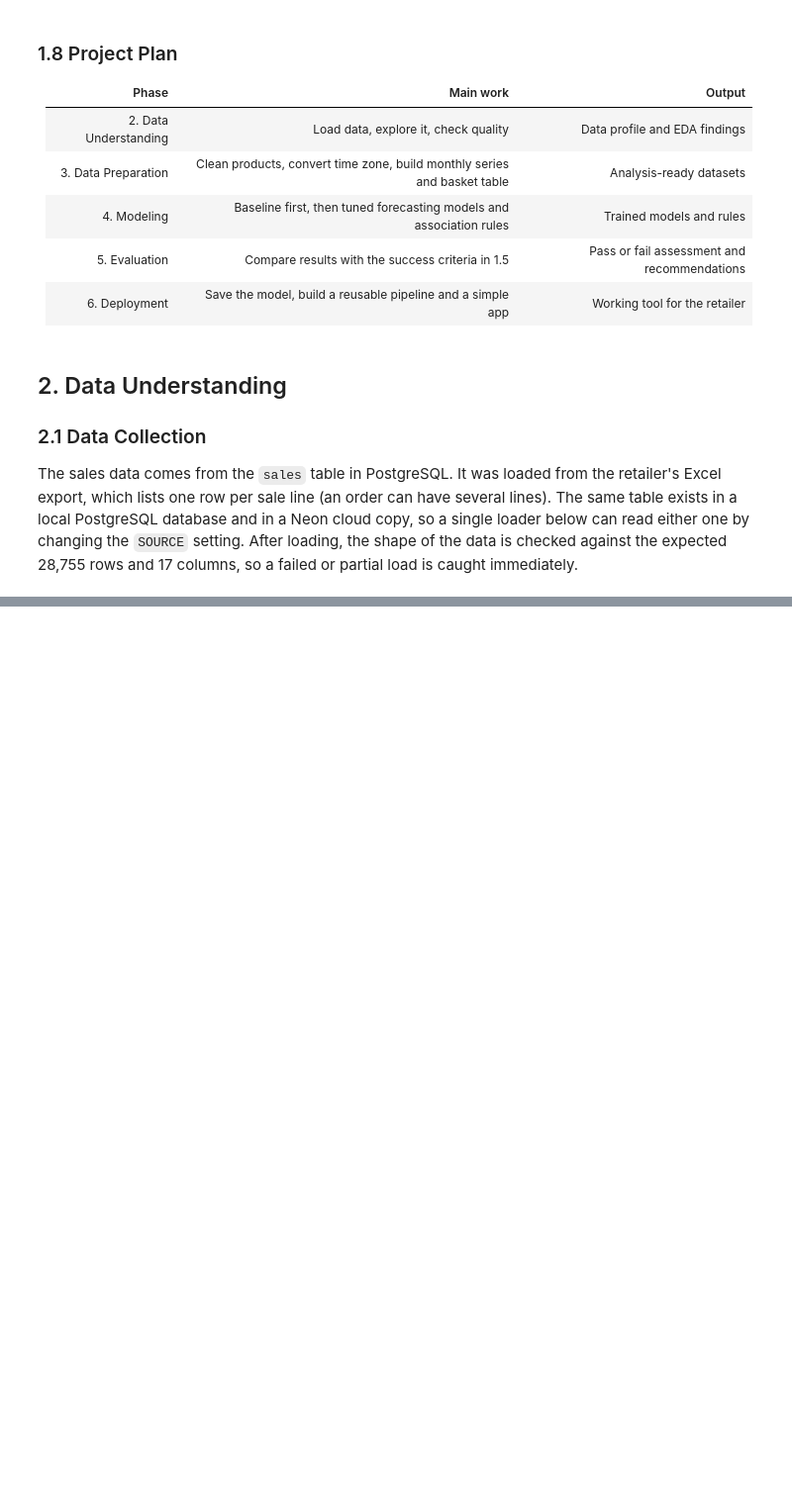
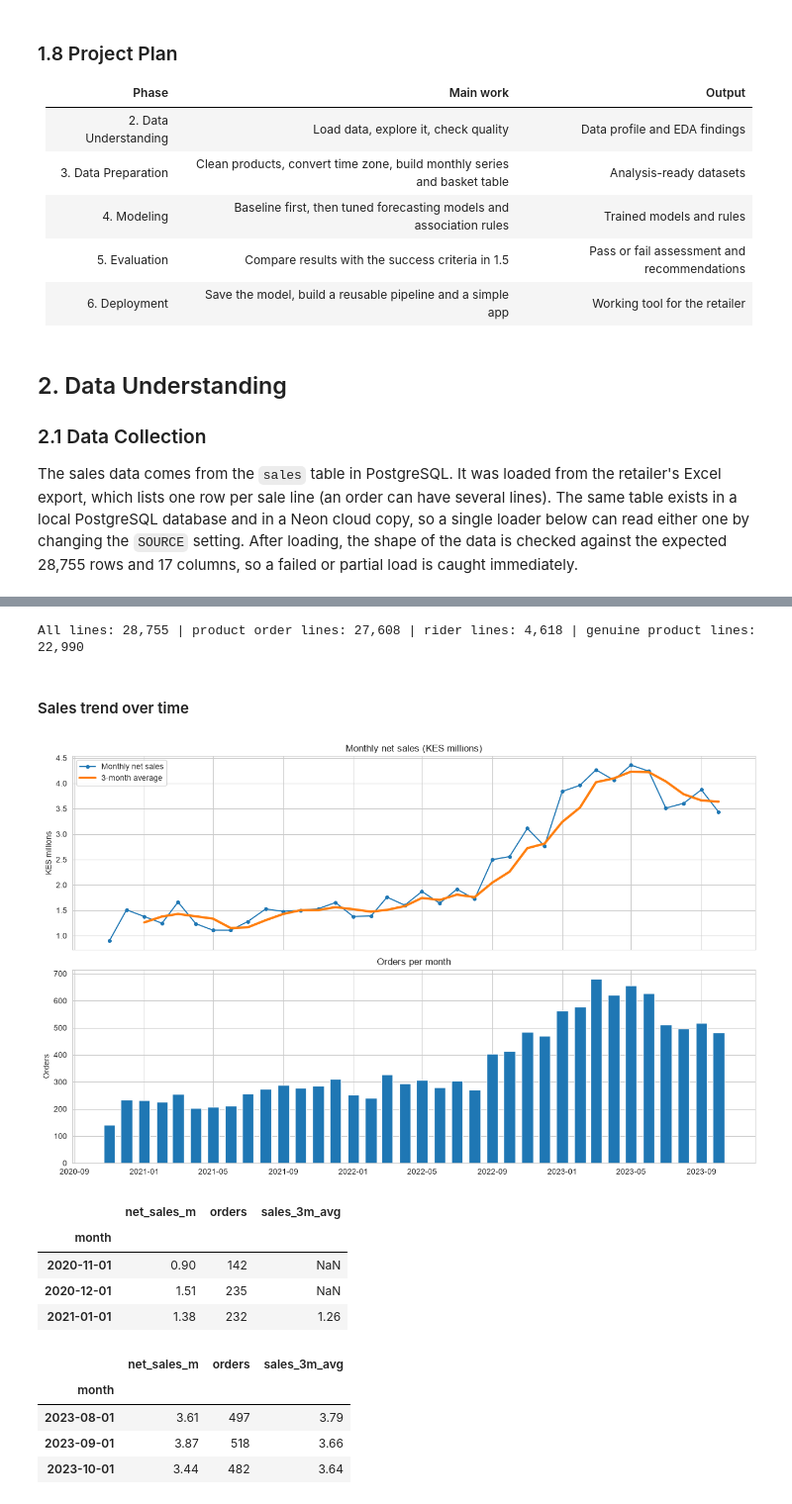
Before and after one commit to Dalmasotieno/sales, a Jupyter notebook: scientist.ipynb, the cells around one changed output, grey strips where cells are left out. Shown at 99% size. Drawn from its saved outputs; the diff is of its cells as text; code cells hidden in the pictures; blank space fills up the shorter version.

```diff
--- a/scientist.ipynb
+++ b/scientist.ipynb
@@ -159,0 +272,60 @@ Local (28755, 17)
+# %%
+# Working copy for EDA. The original df stays untouched.
+eda = df.copy()
+
+# Timestamps are stored in UTC; the business trades in Nairobi time (UTC+3),
+# so convert before extracting month, weekday or hour.
+eda["date_local"] = pd.to_datetime(eda["date"], utc=True).dt.tz_convert("Africa/Nairobi")
+local_naive = eda["date_local"].dt.tz_localize(None)       # drop tz, keep local clock time
+eda["month"]     = local_naive.dt.to_period("M")
+eda["year"]      = local_naive.dt.year
+eda["month_num"] = local_naive.dt.month
+eda["weekday"]   = local_naive.dt.day_name()
+eda["hour"]      = local_naive.dt.hour
+
+# Product order lines only (no shipping, gift cards, unknown lines or returns)
+prod = eda[(eda["transaction_type"] == "product") & (eda["sale_type"] == "order")].copy()
+
+# Flag delivery-rider charges that were recorded as products
+prod["is_rider"] = prod["product"].str.contains(r"\brider\b", case=False, na=False)
+items = prod[~prod["is_rider"]].copy()                      # genuine product lines
+
+print(f"All lines: {len(eda):,} | product order lines: {len(prod):,} | "
+      f"rider lines: {prod['is_rider'].sum():,} | genuine product lines: {len(items):,}")
+# %% [output]
+All lines: 28,755 | product order lines: 27,608 | rider lines: 4,618 | genuine product lines: 22,990
+# %% [markdown]
+#### Sales trend over time
+# %%
+# Monthly net sales (all lines) and number of product orders
+monthly = pd.DataFrame({
+    "net_sales_m": eda.groupby("month")["net_sales"].sum() / 1e6,        # KES millions
+    "orders":      items.groupby("month")["order_name"].nunique(),
+}).fillna(0)
+monthly["sales_3m_avg"] = monthly["net_sales_m"].rolling(3).mean()
+monthly.index = monthly.index.to_timestamp()
+
+fig, axes = plt.subplots(2, 1, figsize=(13, 8), sharex=True)
+axes[0].plot(monthly.index, monthly["net_sales_m"], marker="o", ms=4, label="Monthly net sales")
+axes[0].plot(monthly.index, monthly["sales_3m_avg"], lw=3, label="3-month average")
+axes[0].set(title="Monthly net sales (KES millions)", ylabel="KES millions")
+axes[0].legend()
+
+axes[1].bar(monthly.index, monthly["orders"], width=20)
+axes[1].set(title="Orders per month", ylabel="Orders")
+plt.tight_layout()
+plt.show()
+
+display(monthly.round(2).head(3)); display(monthly.round(2).tail(3))
+# %% [output]
+[figure, added]
+|  | net_sales_m | orders | sales_3m_avg |
+| month |  |  |  |
+| 2020-11-01 | 0.90 | 142 | NaN |
+| 2020-12-01 | 1.51 | 235 | NaN |
+| 2021-01-01 | 1.38 | 232 | 1.26 |
+|  | net_sales_m | orders | sales_3m_avg |
+| month |  |  |  |
+| 2023-08-01 | 3.61 | 497 | 3.79 |
+| 2023-09-01 | 3.87 | 518 | 3.66 |
+| 2023-10-01 | 3.44 | 482 | 3.64 |
```
Also changed, not shown: parts of 26 cells of this notebook.
